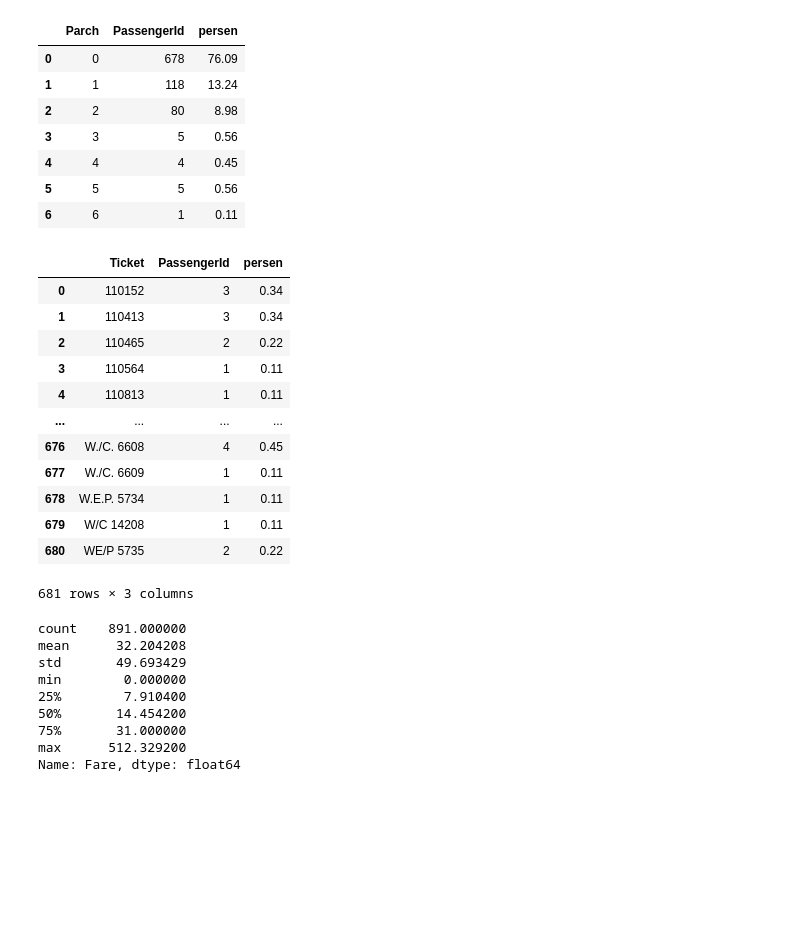
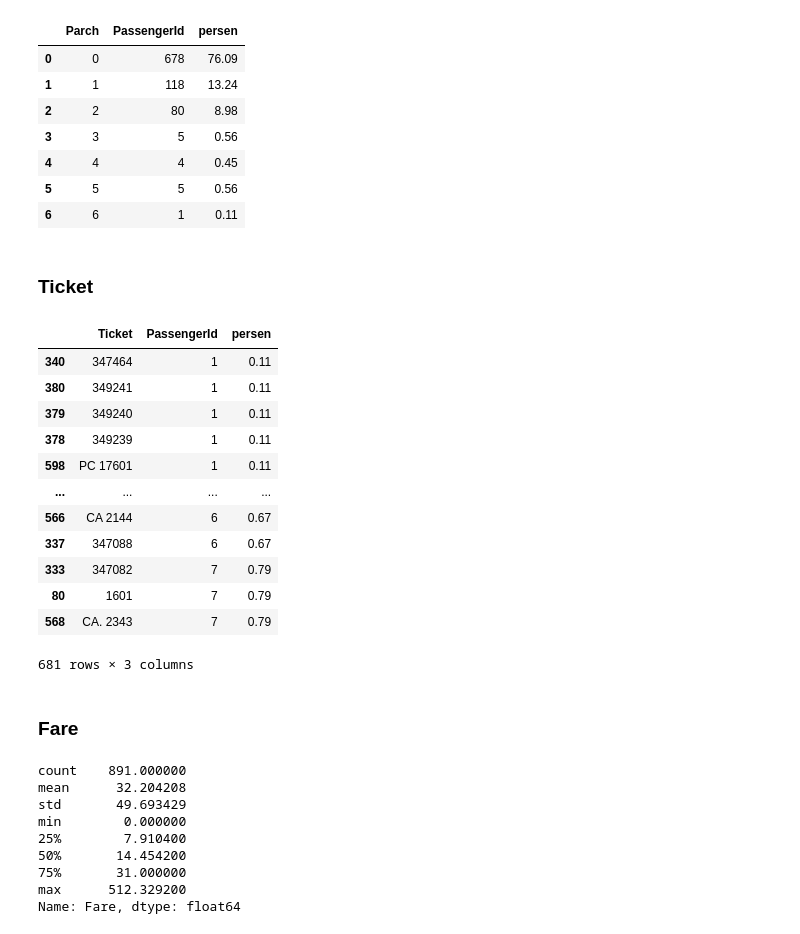
Before and after one commit to ElectricSunset/kaggling, a Jupyter notebook: getting-started/titanic/titanic-explore.ipynb, the cells around one changed output. Saved outputs shown, nothing was run; the diff lists cells and outputs as text; code cells hidden in the pictures; blank space fills up the shorter version.

```diff
--- a/getting-started/titanic/titanic-explore.ipynb
+++ b/getting-started/titanic/titanic-explore.ipynb
@@ -138,25 +152,29 @@ parch_bar
 # %%
 # sedikit nggak jelas pengertian parch ini
 px.bar(data_frame=parch_bar, x='Parch', y='PassengerId', text=parch_bar['persen'], title='Parch on Ship')
+# %% [markdown]
+### Ticket
 # %%
 # Unique Value kebanyakan, perlu analisa lebih lanjut / di drop aja
 ticket_bar = df.groupby('Ticket').count()[['PassengerId']].reset_index()
 ticket_bar['persen'] = round((ticket_bar['PassengerId'] / ticket_bar['PassengerId'].sum() * 100),2)
-ticket_bar
+ticket_bar.sort_values('PassengerId')
 # %% [output]
 |  | Ticket | PassengerId | persen |
-| 0 | 110152 | 3 | 0.34 |
-| 1 | 110413 | 3 | 0.34 |
-| 2 | 110465 | 2 | 0.22 |
-| 3 | 110564 | 1 | 0.11 |
-| 4 | 110813 | 1 | 0.11 |
+| 340 | 347464 | 1 | 0.11 |
+| 380 | 349241 | 1 | 0.11 |
+| 379 | 349240 | 1 | 0.11 |
+| 378 | 349239 | 1 | 0.11 |
+| 598 | PC 17601 | 1 | 0.11 |
 | ... | ... | ... | ... |
-| 676 | W./C. 6608 | 4 | 0.45 |
-| 677 | W./C. 6609 | 1 | 0.11 |
-| 678 | W.E.P. 5734 | 1 | 0.11 |
-| 679 | W/C 14208 | 1 | 0.11 |
-| 680 | WE/P 5735 | 2 | 0.22 |
+| 566 | CA 2144 | 6 | 0.67 |
+| 337 | 347088 | 6 | 0.67 |
+| 333 | 347082 | 7 | 0.79 |
+| 80 | 1601 | 7 | 0.79 |
+| 568 | CA. 2343 | 7 | 0.79 |
 681 rows × 3 columns
+# %% [markdown]
+### Fare
 # %%
 # Fare kebanyakan, kemungkinan perlu di binning. Ada yang Outlier juga
 px.histogram(df['Fare'], text_auto=True, title='Fare on Ship')
```
Also changed, not shown: parts of 34 cells of this notebook.
